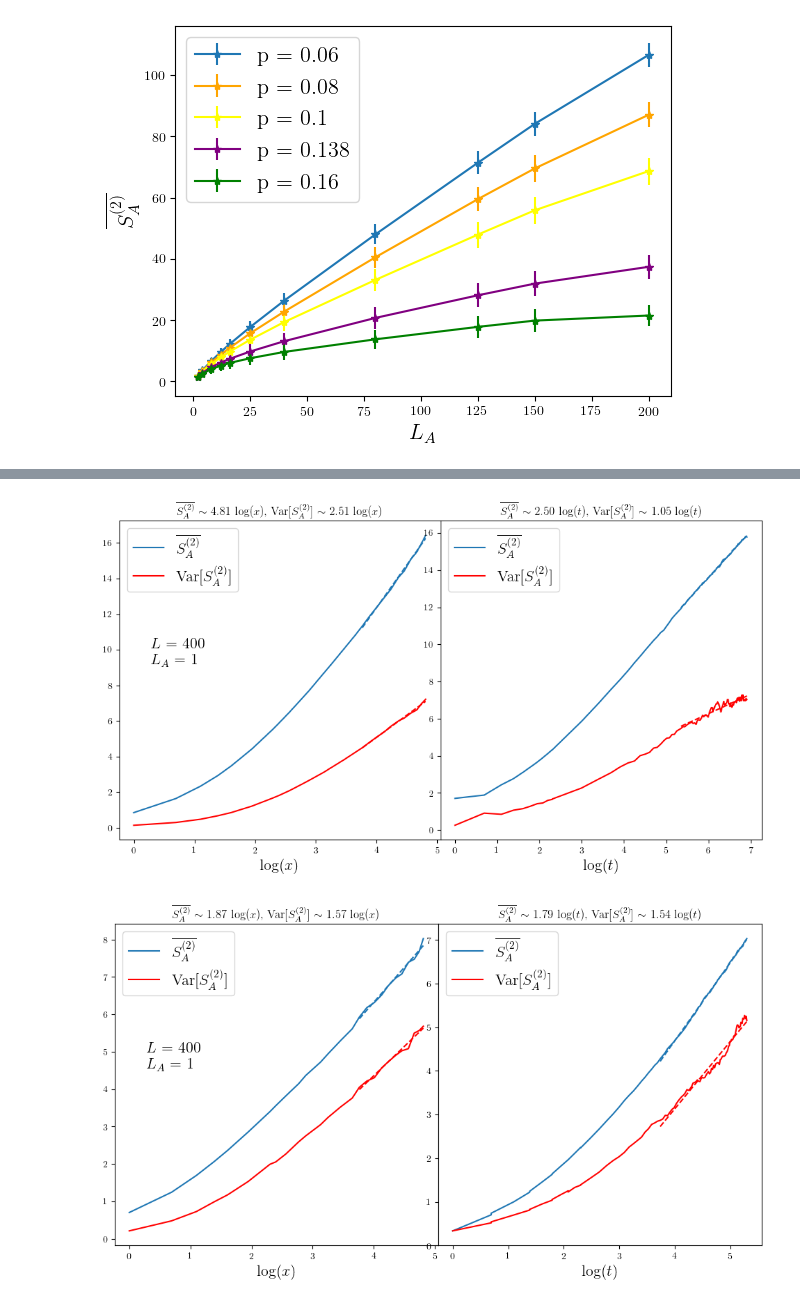
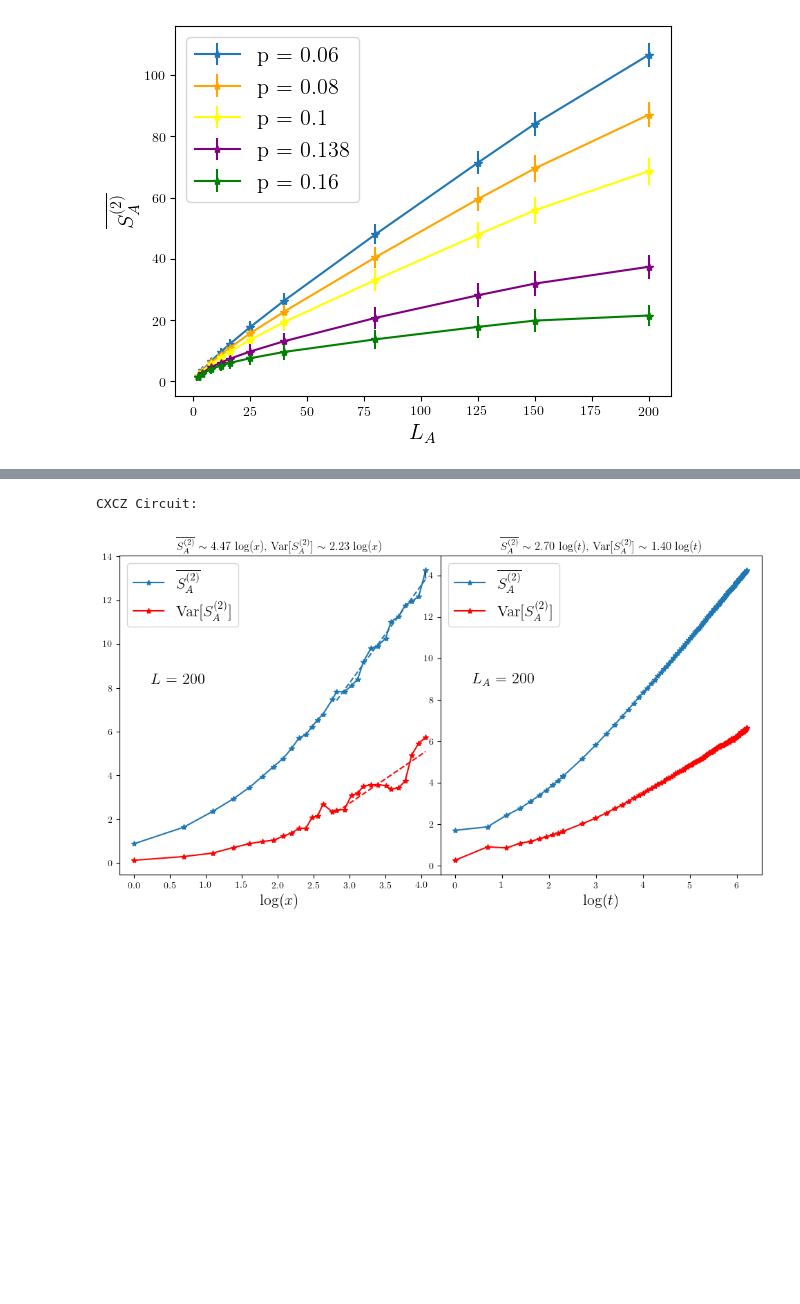
Before and after one commit to eliotheinrich/QuCircuit, a Jupyter notebook: plot_entropy.ipynb, the cells around one changed output, grey strips where cells are left out. Drawn from its saved outputs; the diff is of its cells as text; code cells hidden in the pictures; blank space fills up the shorter version.

```diff
--- a/plot_entropy.ipynb
+++ b/plot_entropy.ipynb
@@ -445,51 +445,63 @@ def get_coefficients(timeseries_filenames, fluctuation_filename):
 
 	partition_sizes, entropy, entropy_err = combine_slides(data_fluc)
 	entropy_var = entropy_err**2
+
 	system_size = data_fluc.get('system_size')[0]
 
 	x = np.array([logx(partition_size, system_size) for partition_size in partition_sizes])
 	x, entropy, entropy_var = truncate_data(x, entropy, entropy_var)
+
+
+	partition_sizes2, entropy2, entropy_err2 = combine_slides(load_data("data/fluctuations2_small.json"))
+	entropy_var2 = entropy_err2**2
+	x2 = np.array([logx(partition_size, system_size) for partition_size in partition_sizes2])
+	x2, entropy2, entropy_var2 = truncate_data(x2, entropy2, entropy_var2)
 
 	fit_ind = 15
 	a_entropy, y_entropy = curve_fit(linear, x[fit_ind:], entropy[fit_ind:])[0]
 	a_entropy_var, y_entropy_var = curve_fit(linear, x[fit_ind:], entropy_var[fit_ind:])[0]
 
 	fig, ax = plt.subplots(nrows=1, ncols=2, figsize=(12, 6))
-	ax[0].plot(x, entropy, color='C0', label=ee_string)
+	ax[0].plot(x, entropy, color='C0', label=ee_string, marker='*')
+	#ax[0].plot(x2, entropy2)
+	#ax[0].plot(x2, entropy_var2)
 	ax[0].plot(x[fit_ind:], a_entropy*x[fit_ind:] + y_entropy, color='C0', linestyle='--')
-	ax[0].plot(x, entropy_var, color='red', label=ee_var_string)
+	ax[0].plot(x, entropy_var, color='red', label=ee_var_string, marker='*')
 	ax[0].plot(x[fit_ind:], a_entropy_var*x[fit_ind:] + y_entropy_var, color='red', linestyle='--')
 	ax[0].set_title(ee_string + r' $\sim$ ' + f'{a_entropy:.2f}' + r' $\log(x)$, ' + ee_var_string + r' $\sim$ ' + f'{a_entropy_var:.2f}' + r' $\log(x)$', )
 	ax[0].set_xlabel(r'$\log(x)$', fontsize=16)
 	ax[0].text(0.1, 0.6, r"$L$" + f" = {data_fluc.get('system_size')[0]}", transform=ax[0].transAxes, fontsize=16)
-	ax[0].text(0.1, 0.55, r"$L_A$" + f" = {data_fluc.get('partition_size')}", transform=ax[0].transAxes, fontsize=16)
 	ax[0].legend(fontsize=16)
 
 	data = [average_data(load_data(f)) for f in timeseries_filenames]
 
-	fit_ind = 30
+	fit_ind = 20
 	entropy, entropy_err, N, t = [np.concatenate(tuple(val[i] for val in data)) for i in range(4)]
 	inds = np.argsort(t)
 	entropy, entropy_var, N, t = entropy[inds], entropy_err[inds]**2, N[inds], t[inds]
 	logt = np.log(t)
 
 	a_entropy, y_entropy = curve_fit(linear, logt[fit_ind:], entropy[fit_ind:])[0]
 	a_entropy_var, y_entropy_var = curve_fit(linear, logt[fit_ind:], entropy_var[fit_ind:])[0]
 
-	ax[1].plot(logt, entropy, color='C0', label=ee_string)
+	ax[1].plot(logt, entropy, color='C0', label=ee_string, marker='*')
 	ax[1].plot(logt[fit_ind:], a_entropy*logt[fit_ind:] + y_entropy, color='C0', linestyle='--')
-	ax[1].plot(logt, entropy_var, color='red', label=ee_var_string)
+	ax[1].plot(logt, entropy_var, color='red', label=ee_var_string, marker='*')
 	ax[1].plot(logt[fit_ind:], a_entropy_var*logt[fit_ind:] + y_entropy_var, color='red', linestyle='--')
 	ax[1].set_title(ee_string + r' $\sim$ ' + f'{a_entropy:.2f}' + r' $\log(t)$, ' + ee_var_string + r' $\sim$ ' + f'{a_entropy_var:.2f}' + r' $\log(t)$', )
 	ax[1].set_xlabel(r'$\log(t)$', fontsize=16)
+	ax[1].text(0.1, 0.6, r"$L_A$" + f" = {load_data(timeseries_filenames[0]).get('partition_size')[0]}", transform=ax[1].transAxes, fontsize=16)
 	ax[1].legend(fontsize=16)
 
 	plt.subplots_adjust(wspace=0)
 	plt.show()
 
-get_coefficients(["data/timeseries.json", "data/timeseries_small.json"], "data/fluctuations.json")
-get_coefficients(["data/timeseries" + suffix2 + ".json", "data/timeseries_small" + suffix2 + ".json"], "data/fluctuations" + suffix2 + ".json")
+print("CXCZ Circuit:")
+get_coefficients(["data/timeseries.json", "data/timeseries_small.json"], "data/fluctuations_small.json")
+#print("Random Clifford (2) Circuit:")
+#get_coefficients(["data/timeseries" + suffix2 + ".json", "data/timeseries_small" + suffix2 + ".json"], "data/fluctuations" + suffix2 + ".json")
+#print("Random Clifford (4) Circuit:")
 #get_coefficients(["data/timeseries" + suffix4 + ".json", "data/timeseries_small" + suffix4 + ".json"], "data/fluctuations" + suffix4 + ".json")
 # %% [output]
+CXCZ Circuit:
-[figure, old version]
+[figure, new version]
-[figure, removed]
```
Also changed, not shown: parts of 4 cells of this notebook.
